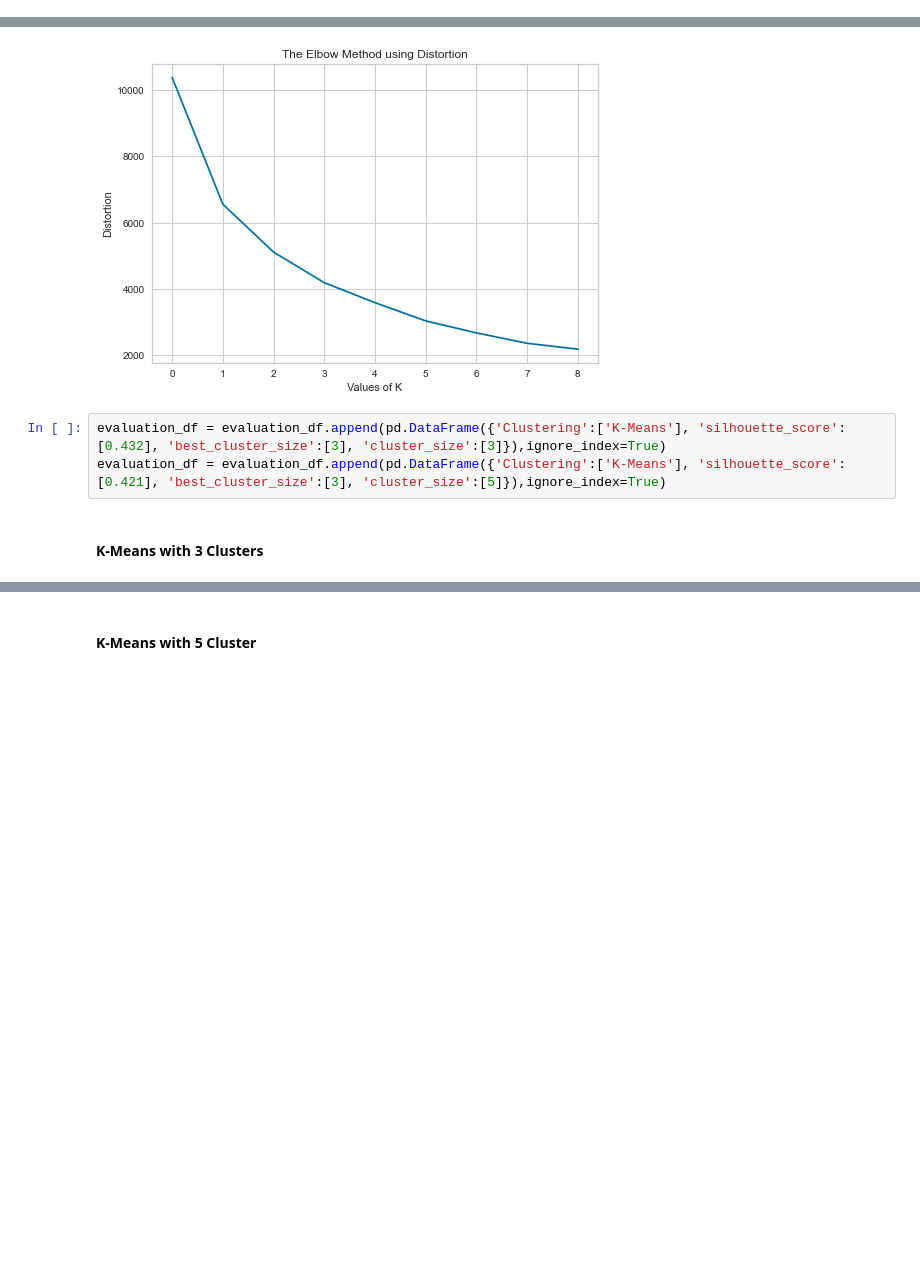
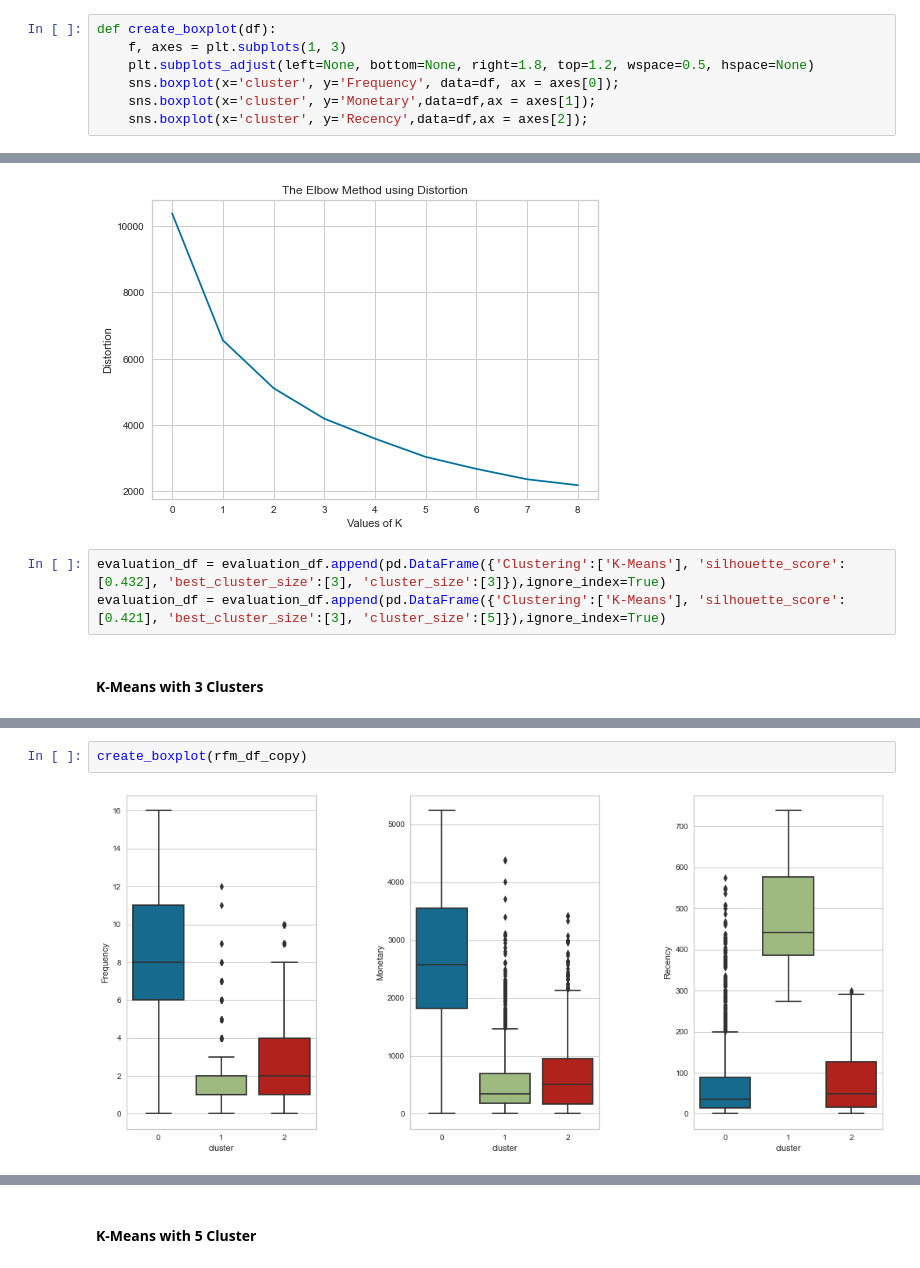
Before and after one commit to wuesten/Portfolio_2_MMS, a Jupyter notebook: market_segmentation.ipynb, the cells around one changed output, grey strips where cells are left out. Drawn from its saved outputs; the diff is of its cells as text; blank space fills up the shorter version.

```diff
--- a/market_segmentation.ipynb
+++ b/market_segmentation.ipynb
@@ -604,6 +639,13 @@ def plot_elbow_method(model,data,min, max):
     plt.ylabel('Distortion')
     plt.title('The Elbow Method using Distortion')
     plt.show()
+# %%
+def create_boxplot(df):
+    f, axes = plt.subplots(1, 3)
+    plt.subplots_adjust(left=None, bottom=None, right=1.8, top=1.2, wspace=0.5, hspace=None)
+    sns.boxplot(x='cluster', y='Frequency', data=df, ax = axes[0]);
+    sns.boxplot(x='cluster', y='Monetary',data=df,ax = axes[1]);
+    sns.boxplot(x='cluster', y='Recency',data=df,ax = axes[2]);
 # %% [markdown]
 ### Partitioning Clustering with K-means <a id='4'></a>
 The aim is to use K-Means clustering to identify patterns in customer types. The RFM method is used as a basis. <br>
@@ -697,2 +710,6 @@ sns.catplot(x='cluster', y='Recency',
+# %%
+create_boxplot(rfm_df_copy)
+# %% [output]
+[figure, added]
 # %%
 colors=['blue', 'darkorange','red', 'black','orange','green']
```
Also changed, not shown: parts of 66 cells of this notebook.
